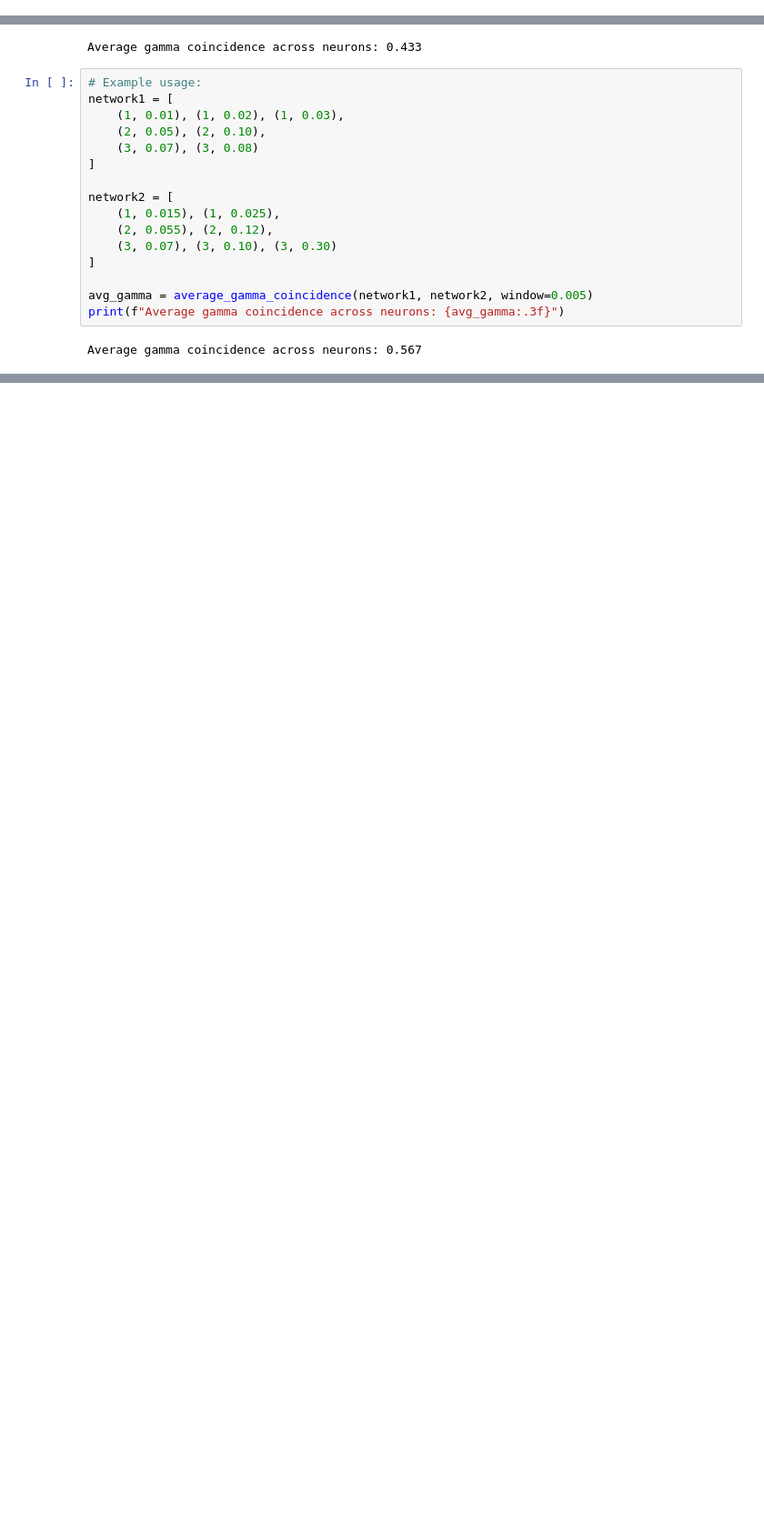
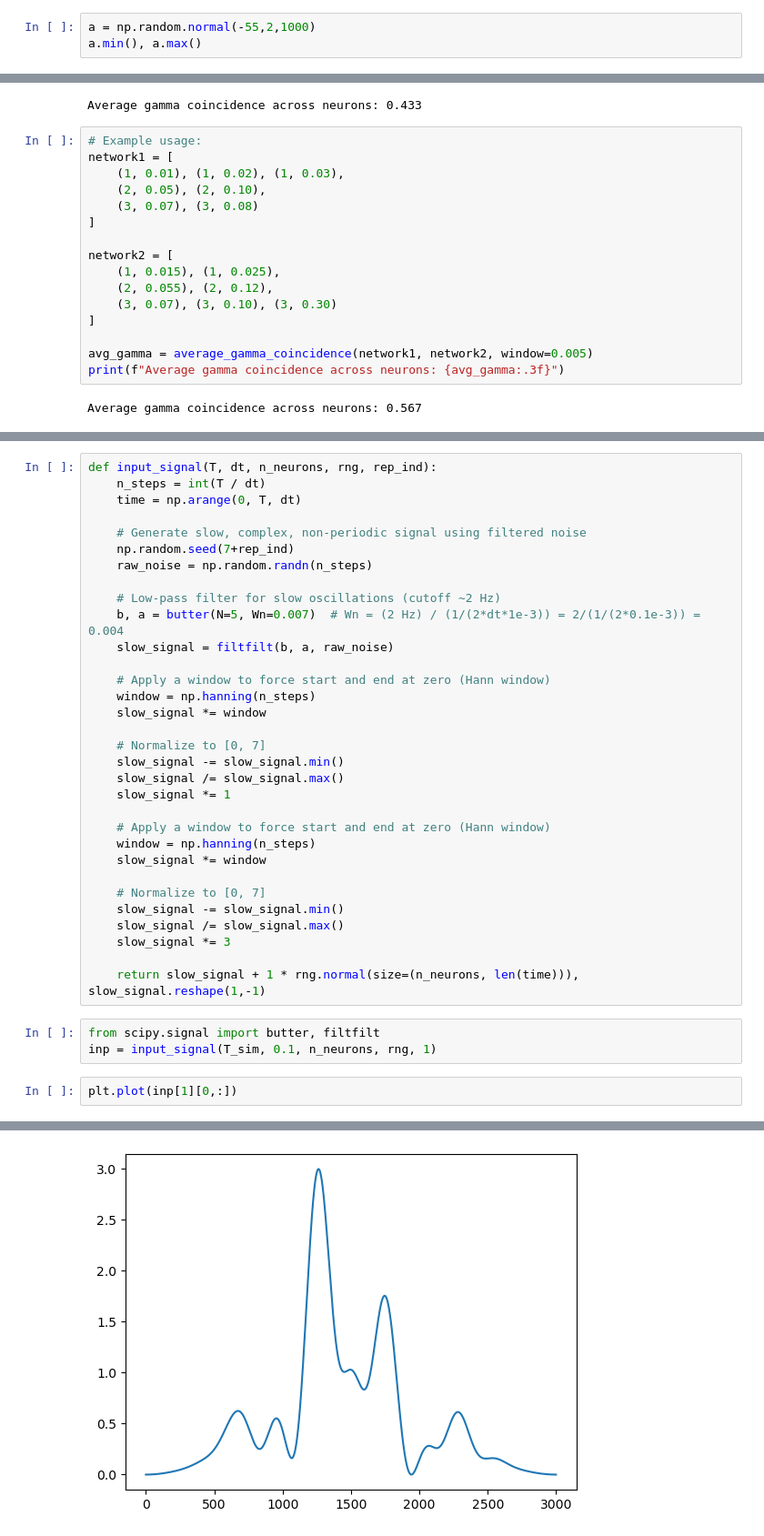
Before and after one commit to fraziphy/spiking-rnn-heterogeneity, a Jupyter notebook: plot2.ipynb, the cells around one changed output, grey strips where cells are left out. Shown at 91% size. Drawn from its saved outputs; the diff is of its cells as text; blank space fills up the shorter version.

```diff
--- a/plot2.ipynb
+++ b/plot2.ipynb
@@ -5,0 +58,3 @@ with open('results/data/chaos_with_input_rates_session_1.pkl', 'rb') as file:
+# %%
+a = np.random.normal(-55,2,1000)
+a.min(), a.max()
@@ -209,0 +295,38 @@ Average gamma coincidence across neurons: 0.567
+# %%
+def input_signal(T, dt, n_neurons, rng, rep_ind):
+    n_steps = int(T / dt)
+    time = np.arange(0, T, dt)
+
+    # Generate slow, complex, non-periodic signal using filtered noise
+    np.random.seed(7+rep_ind)
+    raw_noise = np.random.randn(n_steps)
+
+    # Low-pass filter for slow oscillations (cutoff ~2 Hz)
+    b, a = butter(N=5, Wn=0.007)  # Wn = (2 Hz) / (1/(2*dt*1e-3)) = 2/(1/(2*0.1e-3)) = 0.004
+    slow_signal = filtfilt(b, a, raw_noise)
+
+    # Apply a window to force start and end at zero (Hann window)
+    window = np.hanning(n_steps)
+    slow_signal *= window
+
+    # Normalize to [0, 7]
+    slow_signal -= slow_signal.min()
+    slow_signal /= slow_signal.max()
+    slow_signal *= 1
+
+    # Apply a window to force start and end at zero (Hann window)
+    window = np.hanning(n_steps)
+    slow_signal *= window
+
+    # Normalize to [0, 7]
+    slow_signal -= slow_signal.min()
+    slow_signal /= slow_signal.max()
+    slow_signal *= 3
+
+    return slow_signal + 1 * rng.normal(size=(n_neurons, len(time))), slow_signal.reshape(1,-1)
+# %%
+from scipy.signal import butter, filtfilt
+inp = input_signal(T_sim, 0.1, n_neurons, rng, 1)
+# %%
+plt.plot(inp[1][0,:])
+# %% [output]
@@ -209,0 +334 @@ Average gamma coincidence across neurons: 0.567
+[figure, added]
```
Also changed, not shown: parts of 88 cells of this notebook, 4 other files.
